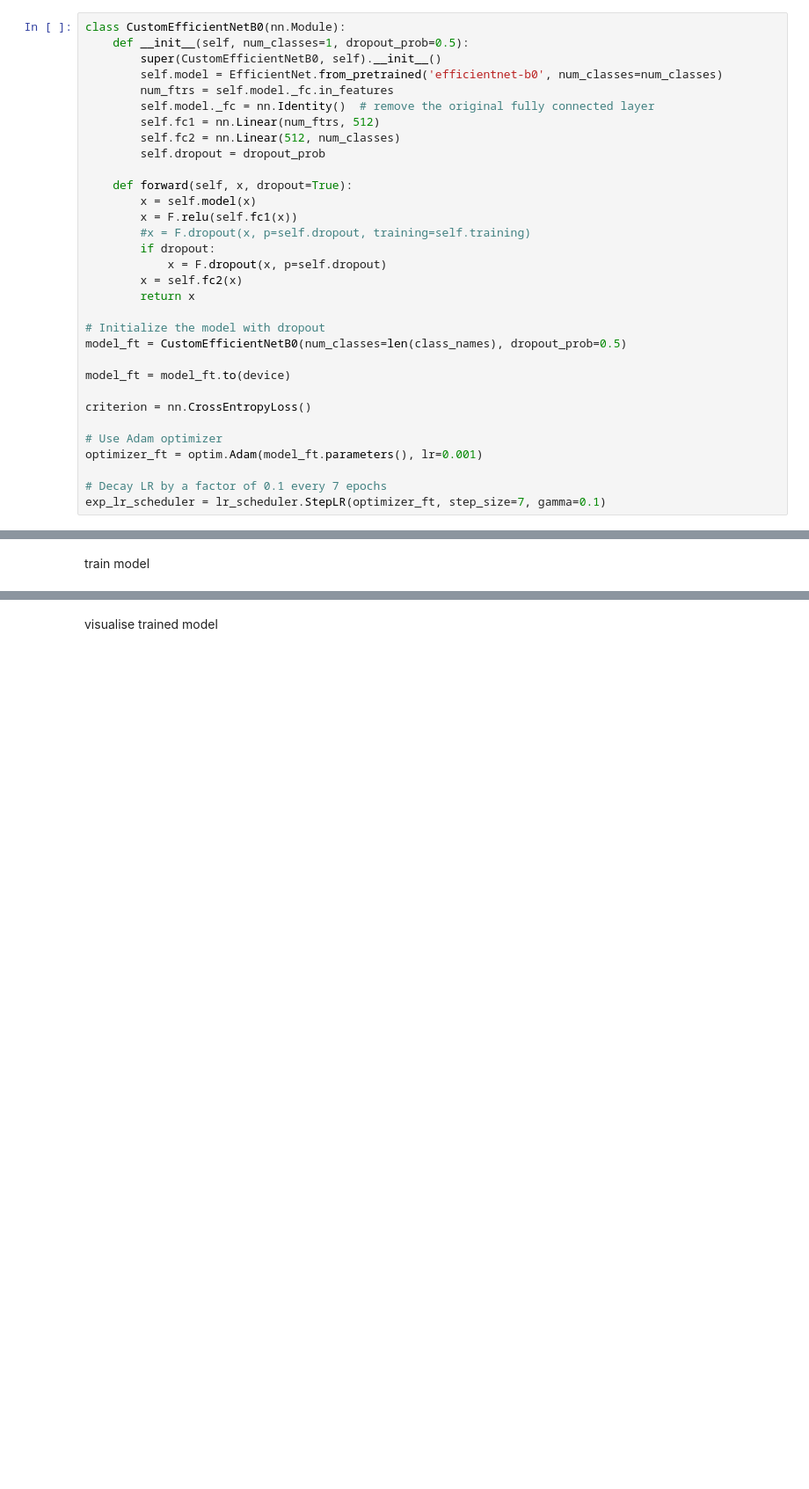
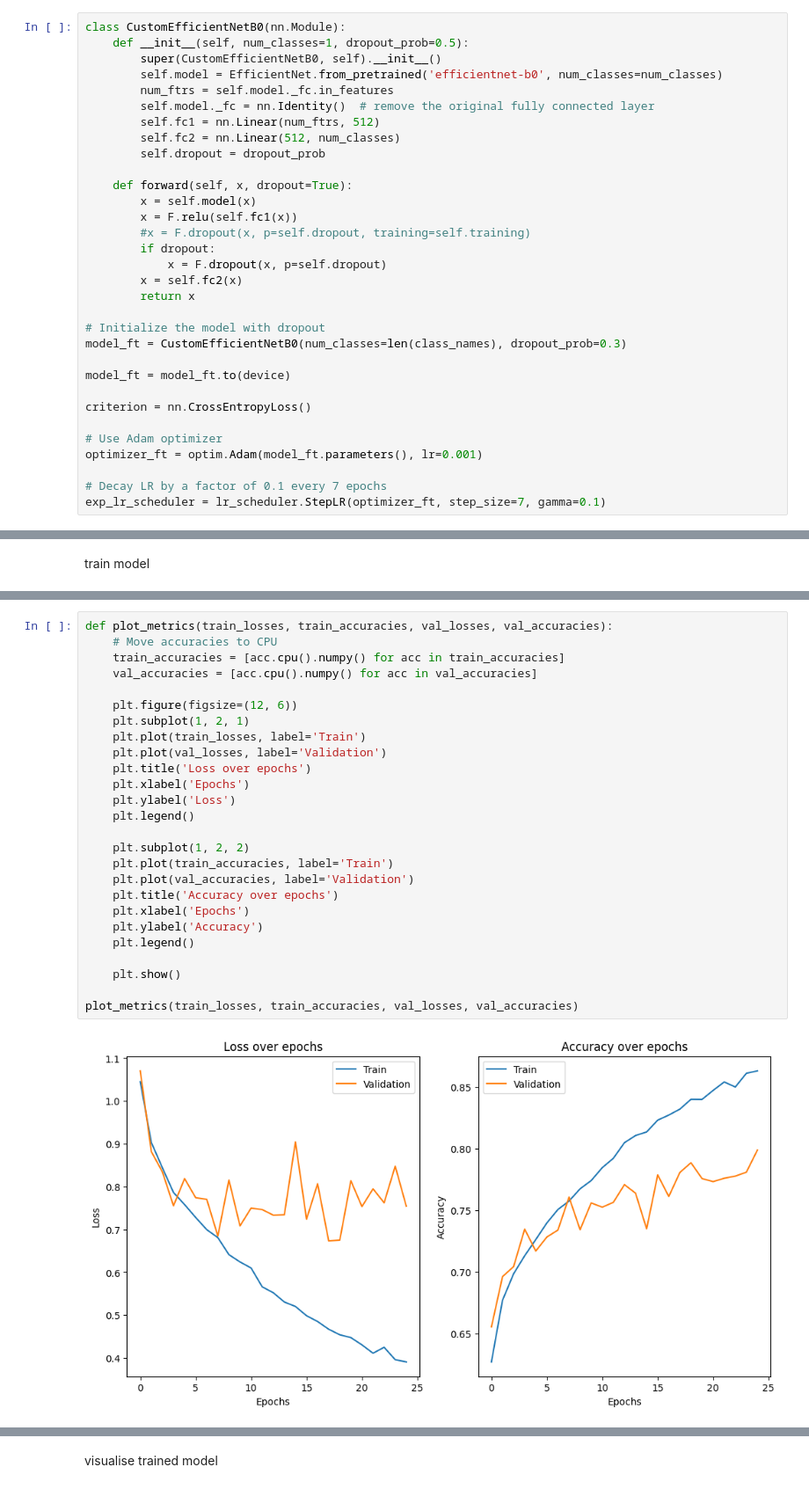
Before and after one commit to euandocking/DSC-uncertainty-quantification-evaluation, a Jupyter notebook: PyTorch_Uncertainty__Quantification_Evaluation_Functional_Dropout.ipynb, the cells around one changed output, grey strips where cells are left out. Shown: that part at 88% size. Cells and saved outputs as stored; diff of their text form; blank space fills up the shorter version.

```diff
--- a/PyTorch_Uncertainty__Quantification_Evaluation_Functional_Dropout.ipynb
+++ b/PyTorch_Uncertainty__Quantification_Evaluation_Functional_Dropout.ipynb
@@ -388,7 +388,7 @@ class CustomEfficientNetB0(nn.Module):
         return x
 
 # Initialize the model with dropout
-model_ft = CustomEfficientNetB0(num_classes=len(class_names), dropout_prob=0.5)
+model_ft = CustomEfficientNetB0(num_classes=len(class_names), dropout_prob=0.3)
 
 model_ft = model_ft.to(device)
 
@@ -425,0 +503,28 @@ Best val Acc: 0.8242
+# %%
+def plot_metrics(train_losses, train_accuracies, val_losses, val_accuracies):
+    # Move accuracies to CPU
+    train_accuracies = [acc.cpu().numpy() for acc in train_accuracies]
+    val_accuracies = [acc.cpu().numpy() for acc in val_accuracies]
+
+    plt.figure(figsize=(12, 6))
+    plt.subplot(1, 2, 1)
+    plt.plot(train_losses, label='Train')
+    plt.plot(val_losses, label='Validation')
+    plt.title('Loss over epochs')
+    plt.xlabel('Epochs')
+    plt.ylabel('Loss')
+    plt.legend()
+
+    plt.subplot(1, 2, 2)
+    plt.plot(train_accuracies, label='Train')
+    plt.plot(val_accuracies, label='Validation')
+    plt.title('Accuracy over epochs')
+    plt.xlabel('Epochs')
+    plt.ylabel('Accuracy')
+    plt.legend()
+
+    plt.show()
+
+plot_metrics(train_losses, train_accuracies, val_losses, val_accuracies)
+# %% [output]
+[figure, added]
```
Also changed, not shown: parts of 11 cells of this notebook.
